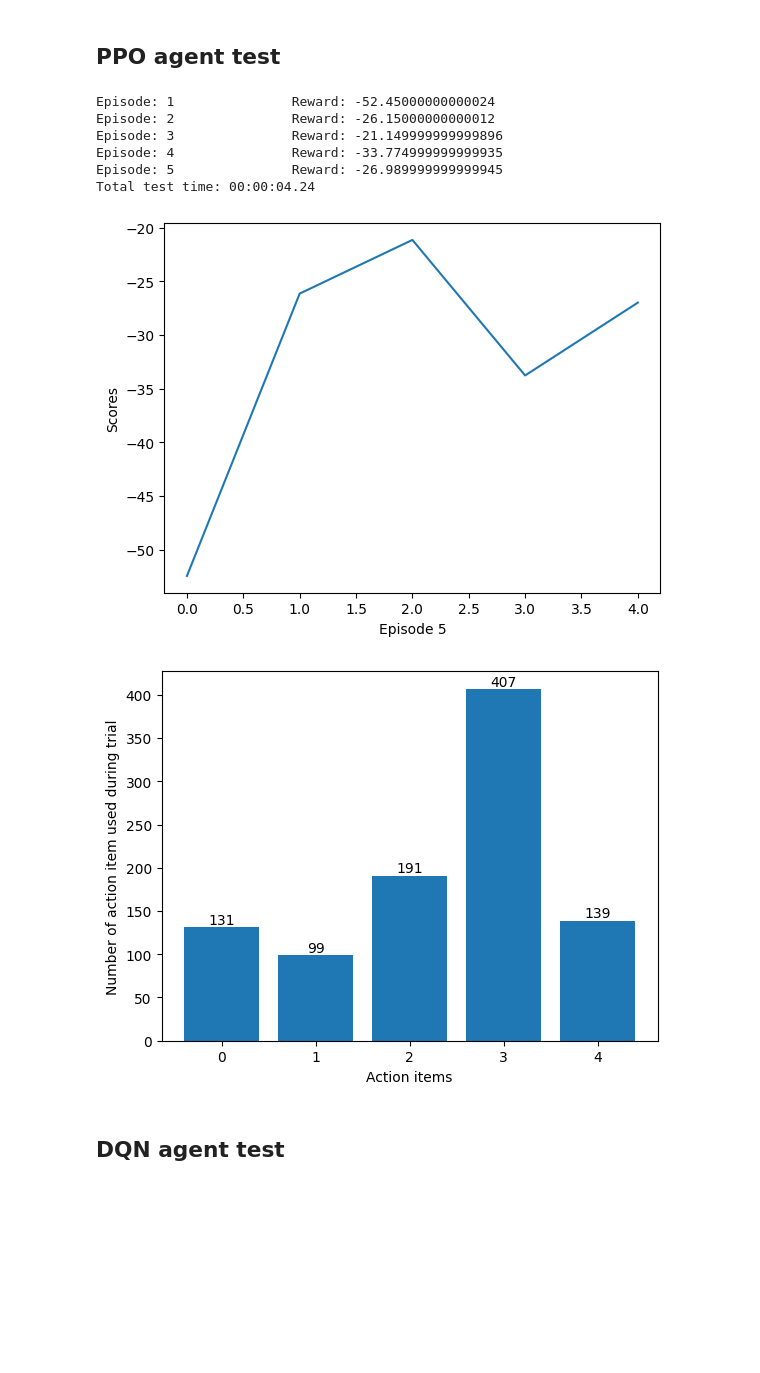
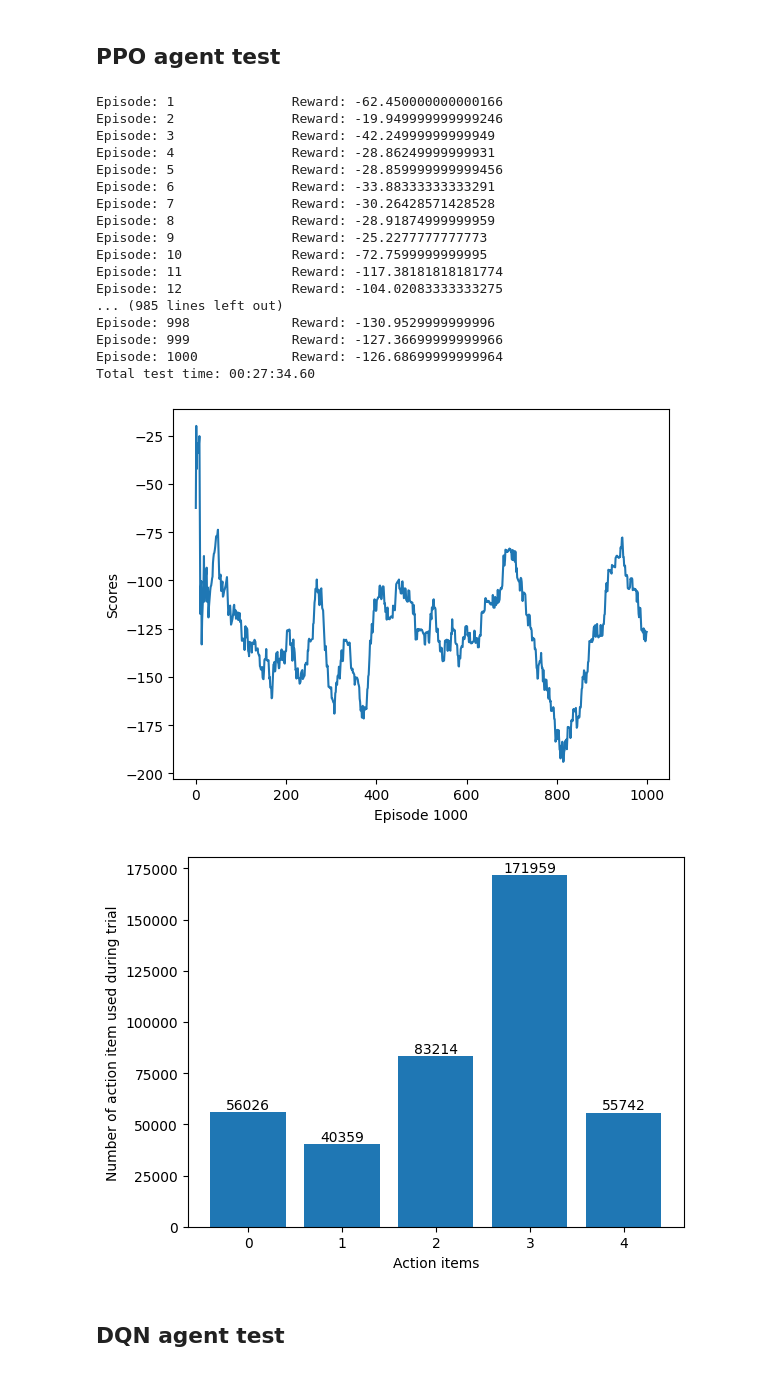
Before and after one commit to zhang-zengjie/Reward4Driving, a Jupyter notebook: LoadModelNTest.ipynb, the cells around one changed output. Cells and saved outputs as stored; diff of their text form; code cells hidden in the pictures; blank space fills up the shorter version.

```diff
--- a/LoadModelNTest.ipynb
+++ b/LoadModelNTest.ipynb
@@ -419,7 +430,7 @@ PPO_avg = avg_scores
 PPO_scores = scores
 PPO_ac = ac
 
-csv_name = f"PPO_reshape"
+csv_name = f"PPO_default"
 score_save(scores,avg_scores,file_name=csv_name,path=p_model,print_=False) # save score table as csv file
 count_impulse_file = f"PPO_default_count"
 Bump_track.to_csv((p_model/f"{count_impulse_file}.csv")) # save bump instances as csv file
@@ -443,41 +454,52 @@ Bump_track_PPO = pd.DataFrame(data_PPO)
 #     plt.subplot(2, 5, i+6)
 #     plt.plot(Bmp[i+5])
 #     plt.title(f'Ct_:{count_list[i+5]}')
 
 # fig = plt.figure()
 # plt.plot(T_Bmp)
 # plt.title(f'Total bump instances:{Tcount_PPO}')
 
 
 fig = plt.figure()
 ax = fig.add_subplot(111)
 plt.plot(avg_scores)
 # plt.plot(df['Averagescores'])
 plt.ylabel('Scores')
 plt.xlabel(f'Episode {len(avg_scores)}')
 plt.show()
 
 import matplotlib.pyplot as plt
 import pandas as pd
 
 action_list = [0,1,2,3,4]
 h=[]
 for i in action_list:
     h.append(ac.count(i))
 bar_contain = plt.bar(action_list,h)
 plt.xlabel('Action items')
 plt.ylabel('Number of action item used during trial')
 plt.bar_label(bar_contain)
 plt.show()
 # %% [output]
-Episode: 1               Reward: -52.45000000000024
-Episode: 2               Reward: -26.15000000000012
-Episode: 3               Reward: -21.149999999999896
-Episode: 4               Reward: -33.774999999999935
-Episode: 5               Reward: -26.989999999999945
-Total test time: 00:00:04.24
+Episode: 1               Reward: -62.450000000000166
+Episode: 2               Reward: -19.949999999999246
+Episode: 3               Reward: -42.24999999999949
+Episode: 4               Reward: -28.86249999999931
+Episode: 5               Reward: -28.859999999999456
+Episode: 6               Reward: -33.88333333333291
+Episode: 7               Reward: -30.26428571428528
+Episode: 8               Reward: -28.91874999999959
+Episode: 9               Reward: -25.2277777777773
+Episode: 10              Reward: -72.7599999999995
+Episode: 11              Reward: -117.38181818181774
+Episode: 12              Reward: -104.02083333333275
+... (985 lines left out)
+Episode: 998             Reward: -130.9529999999996
+Episode: 999             Reward: -127.36699999999966
+Episode: 1000            Reward: -126.68699999999964
+Total test time: 00:27:34.60
-[figure, old version]
+[figure, new version]
-[figure, old version]
+[figure, new version]
 # %% [markdown]
 ## DQN agent test
 # %%
```
Also changed, not shown: parts of 9 cells of this notebook, 2 other files.
